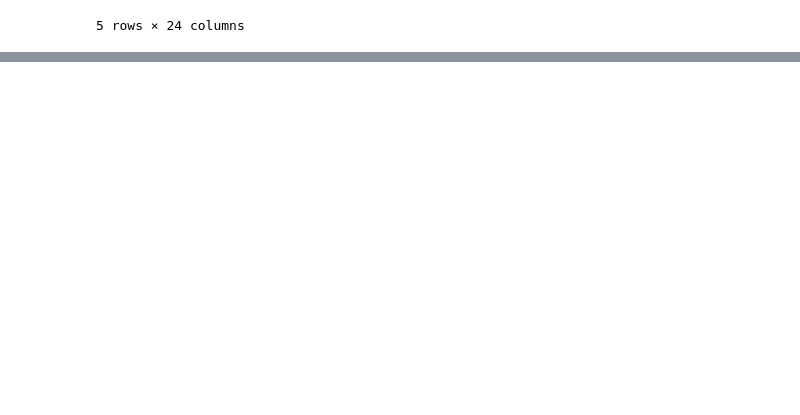
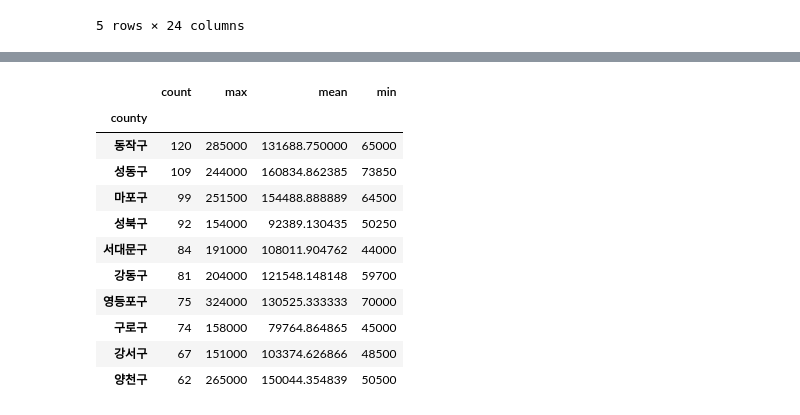
Before and after one commit to JakeOh/202511_BD53, a Jupyter notebook: lab_python/da13_apt.ipynb, the cells around one changed output, grey strips where cells are left out. Drawn from its saved outputs; the diff is of its cells as text; code cells hidden in the pictures; blank space fills up the shorter version.

```diff
--- a/lab_python/da13_apt.ipynb
+++ b/lab_python/da13_apt.ipynb
@@ -617,0 +642,17 @@ seoul_midsize_df.head()
+# %%
+# seoul_midsize_df에서 구별 거래 건수 상위 10개 지역을 찾고 시각화
+top10 = seoul_midsize_by_county.sort_values(by='count', ascending=False).head(n=10)
+top10
+# %% [output]
+|  | count | max | mean | min |
+| county |  |  |  |  |
+| 동작구 | 120 | 285000 | 131688.750000 | 65000 |
+| 성동구 | 109 | 244000 | 160834.862385 | 73850 |
+| 마포구 | 99 | 251500 | 154488.888889 | 64500 |
+| 성북구 | 92 | 154000 | 92389.130435 | 50250 |
+| 서대문구 | 84 | 191000 | 108011.904762 | 44000 |
+| 강동구 | 81 | 204000 | 121548.148148 | 59700 |
+| 영등포구 | 75 | 324000 | 130525.333333 | 70000 |
+| 구로구 | 74 | 158000 | 79764.864865 | 45000 |
+| 강서구 | 67 | 151000 | 103374.626866 | 48500 |
+| 양천구 | 62 | 265000 | 150044.354839 | 50500 |
```
Also changed, not shown: parts of 5 cells of this notebook.
